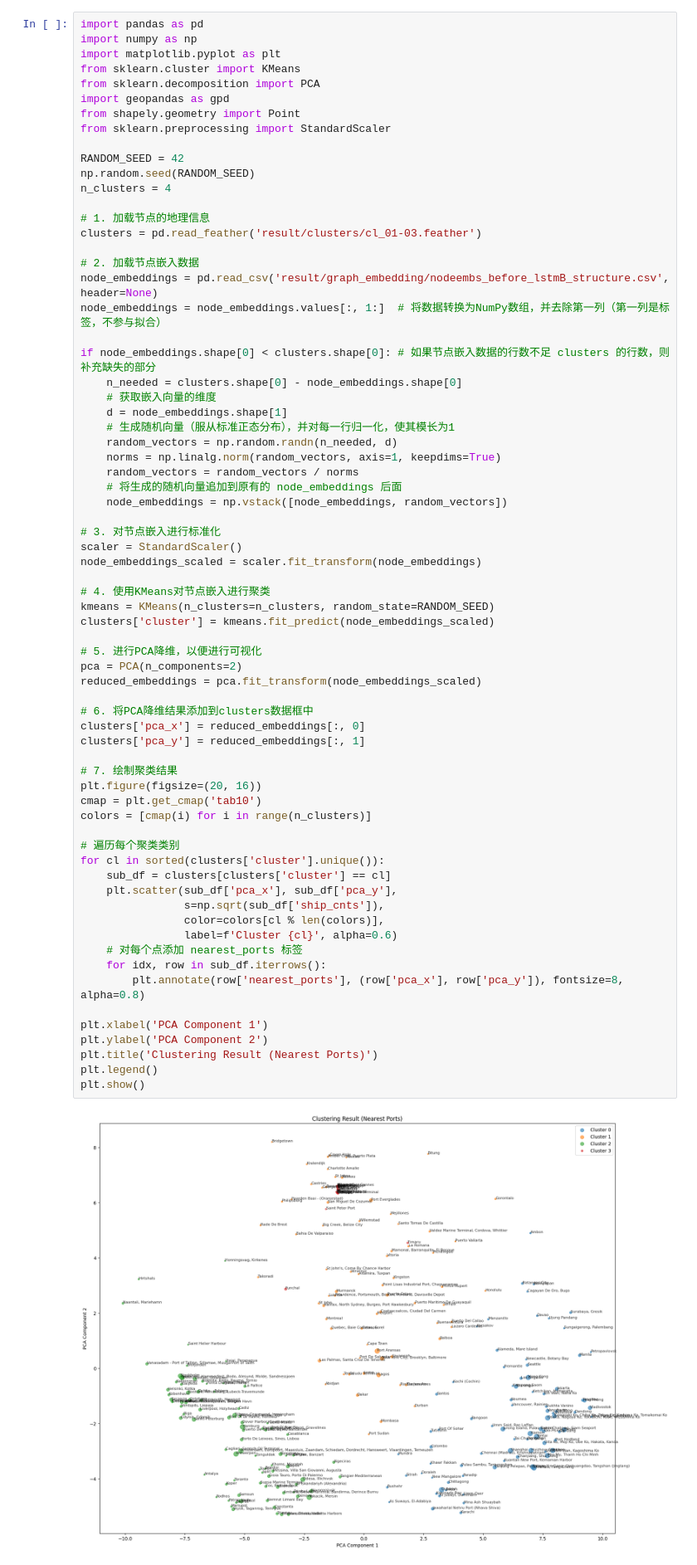
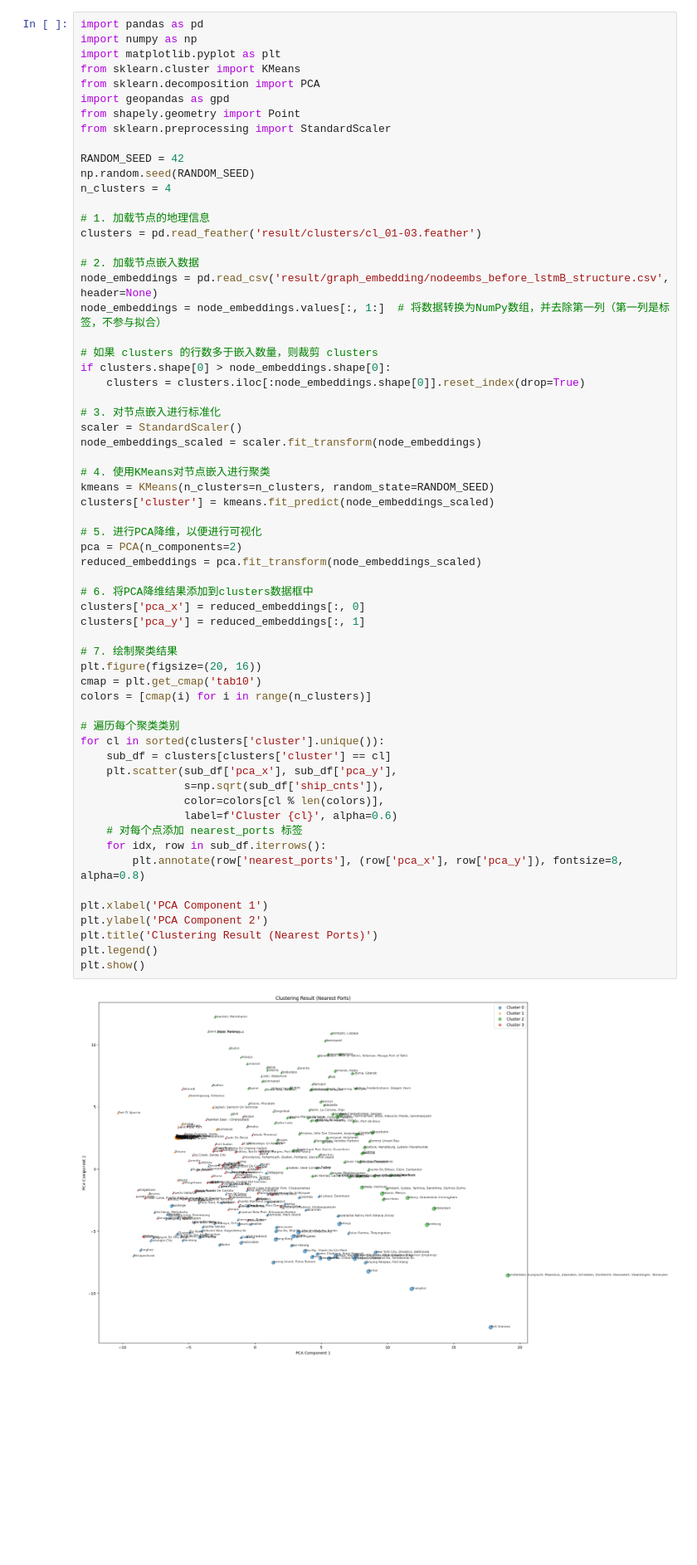
Before and after one commit to Paulliant/global-shipping-networks-analysis, a Jupyter notebook: Network Analysis/graph_embedding_calculate.ipynb, the cells around one changed output. Shown at 83% size. Drawn from its saved outputs; the diff is of its cells as text; blank space fills up the shorter version.

```diff
--- a/Network Analysis/graph_embedding_calculate.ipynb
+++ b/Network Analysis/graph_embedding_calculate.ipynb
@@ -19,16 +19,9 @@ clusters = pd.read_feather('result/clusters/cl_01-03.feather')
 node_embeddings = pd.read_csv('result/graph_embedding/nodeembs_before_lstmB_structure.csv', header=None)
 node_embeddings = node_embeddings.values[:, 1:]  # 将数据转换为NumPy数组，并去除第一列（第一列是标签，不参与拟合）
 
-if node_embeddings.shape[0] < clusters.shape[0]: # 如果节点嵌入数据的行数不足 clusters 的行数，则补充缺失的部分
-    n_needed = clusters.shape[0] - node_embeddings.shape[0]
-    # 获取嵌入向量的维度
-    d = node_embeddings.shape[1]
-    # 生成随机向量（服从标准正态分布），并对每一行归一化，使其模长为1
-    random_vectors = np.random.randn(n_needed, d)
-    norms = np.linalg.norm(random_vectors, axis=1, keepdims=True)
-    random_vectors = random_vectors / norms
-    # 将生成的随机向量追加到原有的 node_embeddings 后面
-    node_embeddings = np.vstack([node_embeddings, random_vectors])
+# 如果 clusters 的行数多于嵌入数量，则裁剪 clusters
+if clusters.shape[0] > node_embeddings.shape[0]:
+    clusters = clusters.iloc[:node_embeddings.shape[0]].reset_index(drop=True)
 
 # 3. 对节点嵌入进行标准化
 scaler = StandardScaler()
@@ -41,34 +34,34 @@ clusters['cluster'] = kmeans.fit_predict(node_embeddings_scaled)
 # 5. 进行PCA降维，以便进行可视化
 pca = PCA(n_components=2)
 reduced_embeddings = pca.fit_transform(node_embeddings_scaled)
 
 # 6. 将PCA降维结果添加到clusters数据框中
 clusters['pca_x'] = reduced_embeddings[:, 0]
 clusters['pca_y'] = reduced_embeddings[:, 1]
 
 # 7. 绘制聚类结果
 plt.figure(figsize=(20, 16))
 cmap = plt.get_cmap('tab10')
 colors = [cmap(i) for i in range(n_clusters)]
 
 # 遍历每个聚类类别
 for cl in sorted(clusters['cluster'].unique()):
     sub_df = clusters[clusters['cluster'] == cl]
     plt.scatter(sub_df['pca_x'], sub_df['pca_y'],
                 s=np.sqrt(sub_df['ship_cnts']),
                 color=colors[cl % len(colors)],
                 label=f'Cluster {cl}', alpha=0.6)
     # 对每个点添加 nearest_ports 标签
     for idx, row in sub_df.iterrows():
         plt.annotate(row['nearest_ports'], (row['pca_x'], row['pca_y']), fontsize=8, alpha=0.8)
 
 plt.xlabel('PCA Component 1')
 plt.ylabel('PCA Component 2')
 plt.title('Clustering Result (Nearest Ports)')
 plt.legend()
 plt.show()
 # %% [output]
-[figure, old version]
+[figure, new version]
 # %%
 import pandas as pd
 import geopandas as gpd
```
Also changed, not shown: 2 other files.
